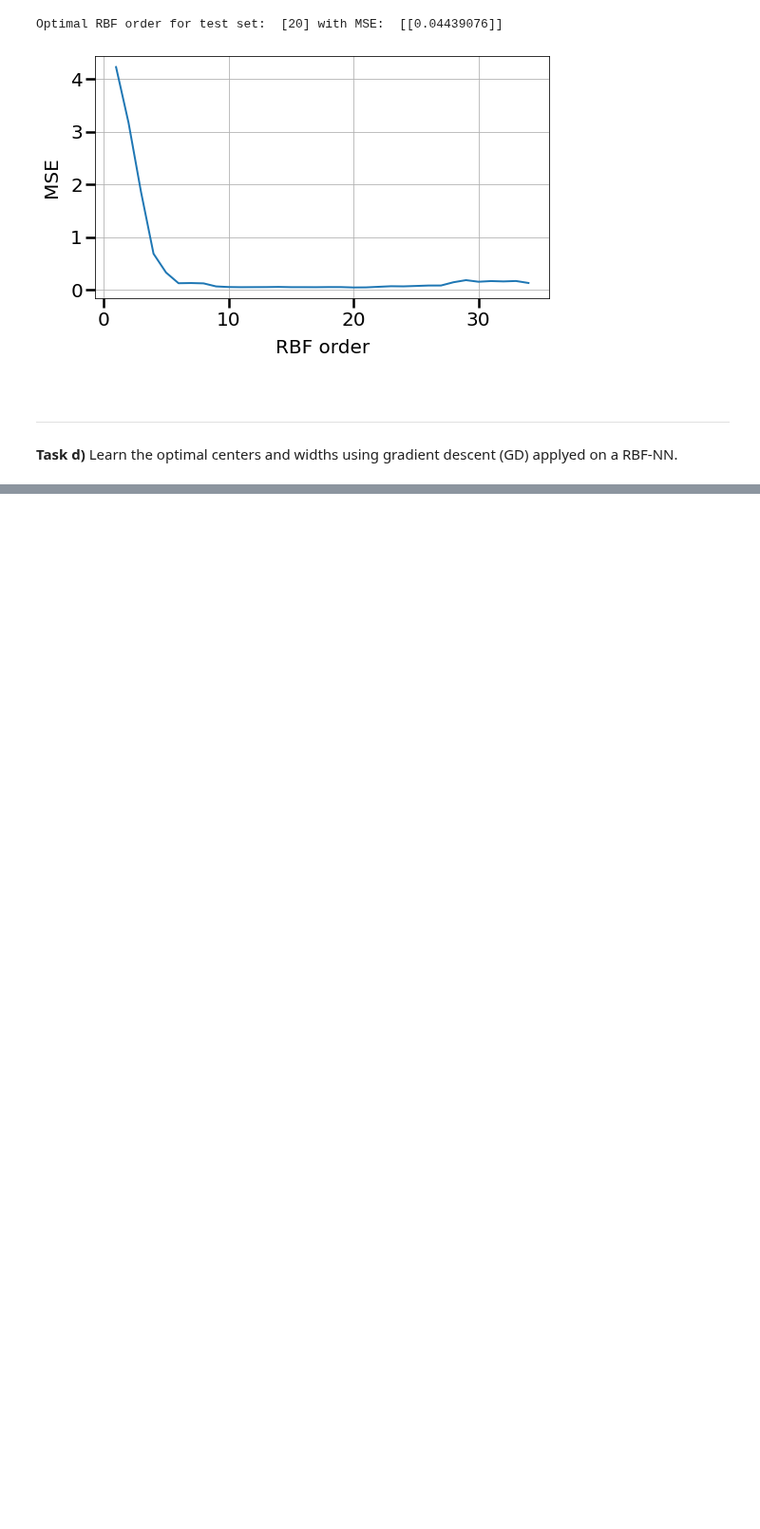
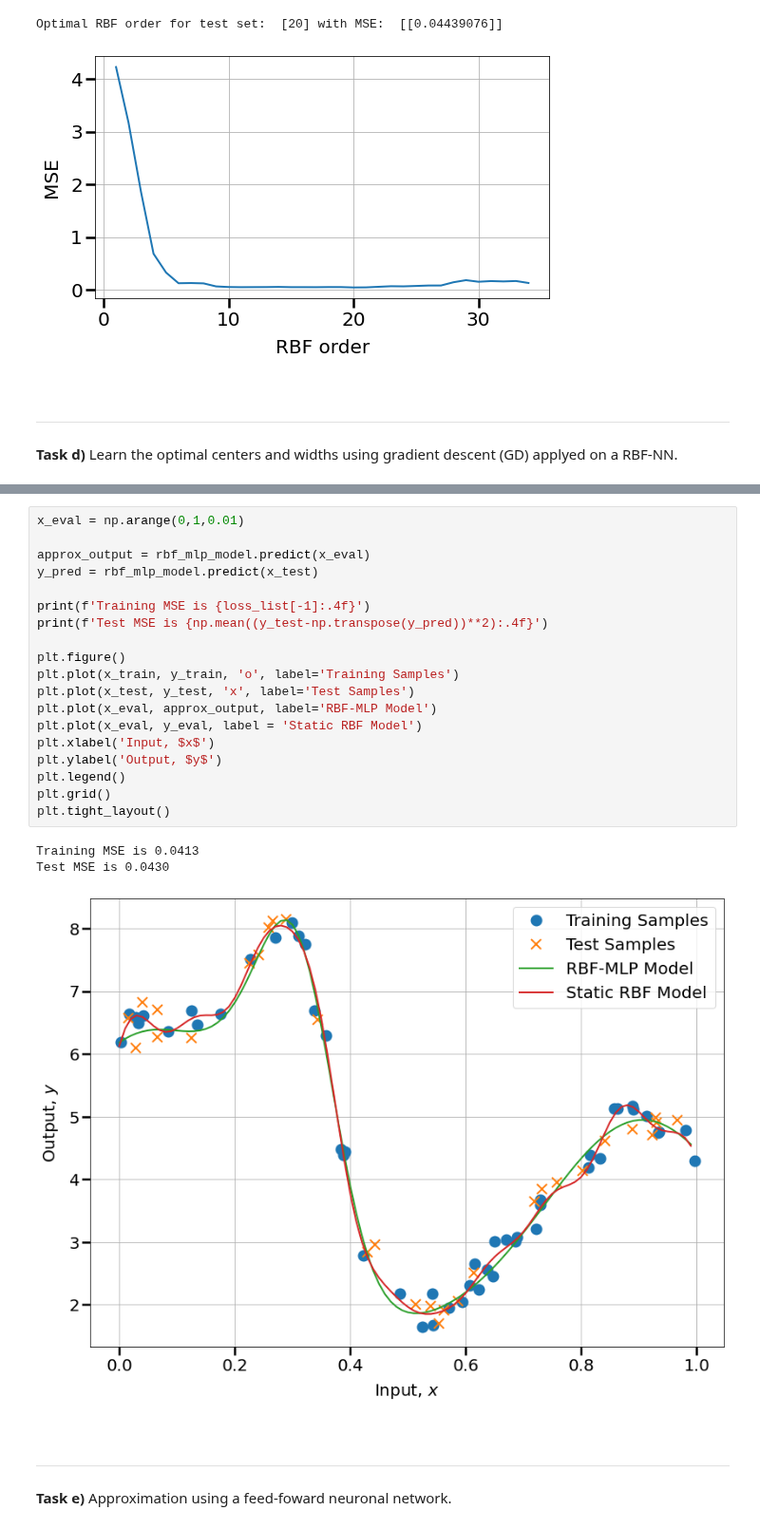
Before and after one commit to FelixSto/NSP_Assignments, a Jupyter notebook: notebooks/assignments/1-1-system-identification.ipynb, the cells around one changed output, grey strips where cells are left out. Shown at 95% size. Cells and saved outputs as stored; diff of their text form; blank space fills up the shorter version.

```diff
--- a/notebooks/assignments/1-1-system-identification.ipynb
+++ b/notebooks/assignments/1-1-system-identification.ipynb
@@ -323,0 +345,29 @@ Optimal RBF order for test set:  [20] with MSE:  [[0.04439076]]
+# %%
+x_eval = np.arange(0,1,0.01)
+
+approx_output = rbf_mlp_model.predict(x_eval)
+y_pred = rbf_mlp_model.predict(x_test)
+
+print(f'Training MSE is {loss_list[-1]:.4f}')
+print(f'Test MSE is {np.mean((y_test-np.transpose(y_pred))**2):.4f}')
+
+plt.figure()
+plt.plot(x_train, y_train, 'o', label='Training Samples')
+plt.plot(x_test, y_test, 'x', label='Test Samples')
+plt.plot(x_eval, approx_output, label='RBF-MLP Model')
+plt.plot(x_eval, y_eval, label = 'Static RBF Model')
+plt.xlabel('Input, $x$')
+plt.ylabel('Output, $y$')
+plt.legend()
+plt.grid()
+plt.tight_layout()
+# %% [output]
+Training MSE is 0.0413
+Test MSE is 0.0430
+[figure, added]
+# %% [markdown]
+&ensp;
+
+<hr style='border:2.2px solid Black'></hr>
+
+**Task e)** Approximation using a feed-foward neuronal network.
```
Also changed, not shown: parts of 7 cells of this notebook, 2 other files.
